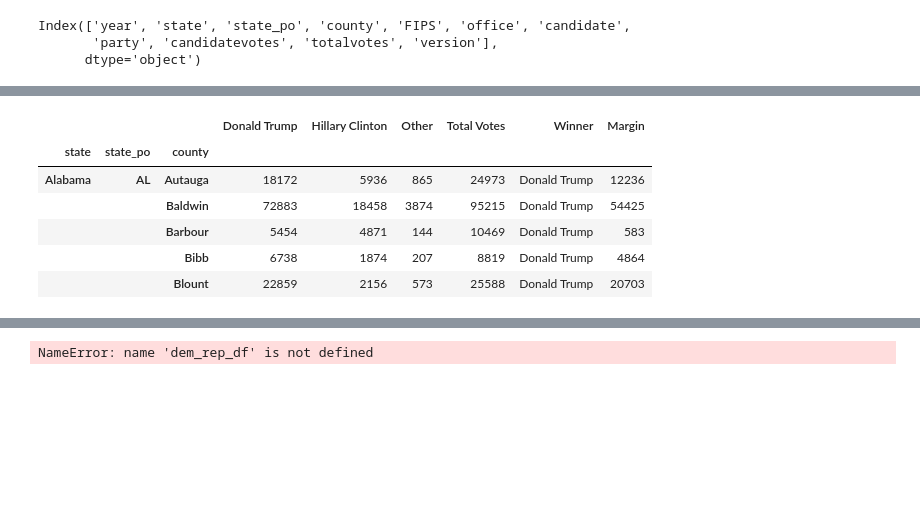
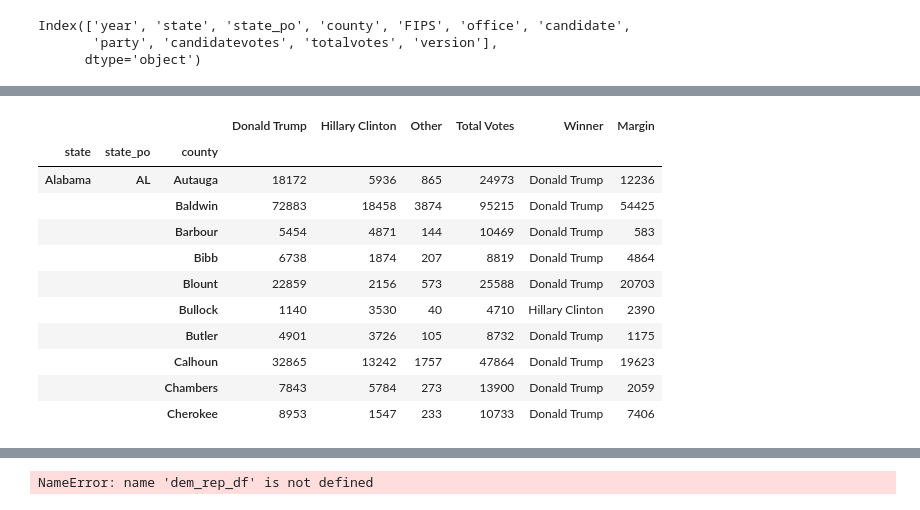
Before and after one commit to muditmathur11/bcmj, a Jupyter notebook: Project/Election_Project.ipynb, the cells around one changed output, grey strips where cells are left out. Saved outputs shown, nothing was run; the diff lists cells and outputs as text; code cells hidden in the pictures; blank space fills up the shorter version.

```diff
--- a/Project/Election_Project.ipynb
+++ b/Project/Election_Project.ipynb
@@ -78,34 +83,39 @@ plt.show()
 # %%
 #Create pivot table with candidates as columns and votes as vales
 pivot_2016 = df_2016.pivot(columns = "candidate", values = "candidatevotes")
 
 #Merge pivot table with original 2016 dataframe
 merged_2016 = df_2016.merge(pivot_2016, right_index=True, left_index=True)
 
 #Group by state and county and sum (this allows all votes to be on same row)
 merged_grouped_2016 = merged_2016.groupby(["state","state_po", "county"]).sum()
 
 #Select last three rows and transform to ints
 election_2016 = merged_grouped_2016.iloc[:,-3:].astype(int)
 
 #Create total votes column
 election_2016["Total Votes"] = election_2016.sum(1)
 
 #Create column for winner and margin of victory
 election_2016["Winner"] = np.where(election_2016['Hillary Clinton']>election_2016["Donald Trump"], 'Hillary Clinton', 'Donald Trump')
 election_2016["Margin"] = np.where(election_2016["Winner"]=="Donald Trump",
                                    election_2016["Donald Trump"]-election_2016["Hillary Clinton"],
                                    election_2016["Hillary Clinton"]-election_2016["Donald Trump"])
 #Preview results
-election_2016.head()
+election_2016.head(10)
 # %% [output]
 |  |  |  | Donald Trump | Hillary Clinton | Other | Total Votes | Winner | Margin |
 | state | state_po | county |  |  |  |  |  |  |
 | Alabama | AL | Autauga | 18172 | 5936 | 865 | 24973 | Donald Trump | 12236 |
 |  |  | Baldwin | 72883 | 18458 | 3874 | 95215 | Donald Trump | 54425 |
 |  |  | Barbour | 5454 | 4871 | 144 | 10469 | Donald Trump | 583 |
 |  |  | Bibb | 6738 | 1874 | 207 | 8819 | Donald Trump | 4864 |
 |  |  | Blount | 22859 | 2156 | 573 | 25588 | Donald Trump | 20703 |
+|  |  | Bullock | 1140 | 3530 | 40 | 4710 | Hillary Clinton | 2390 |
+|  |  | Butler | 4901 | 3726 | 105 | 8732 | Donald Trump | 1175 |
+|  |  | Calhoun | 32865 | 13242 | 1757 | 47864 | Donald Trump | 19623 |
+|  |  | Chambers | 7843 | 5784 | 273 | 13900 | Donald Trump | 2059 |
+|  |  | Cherokee | 8953 | 1547 | 233 | 10733 | Donald Trump | 7406 |
 # %%
 #Find total votes for Donald Trump 2016
 trump_total = election_2016["Donald Trump"].sum()
```
Also changed, not shown: parts of 14 cells of this notebook.
